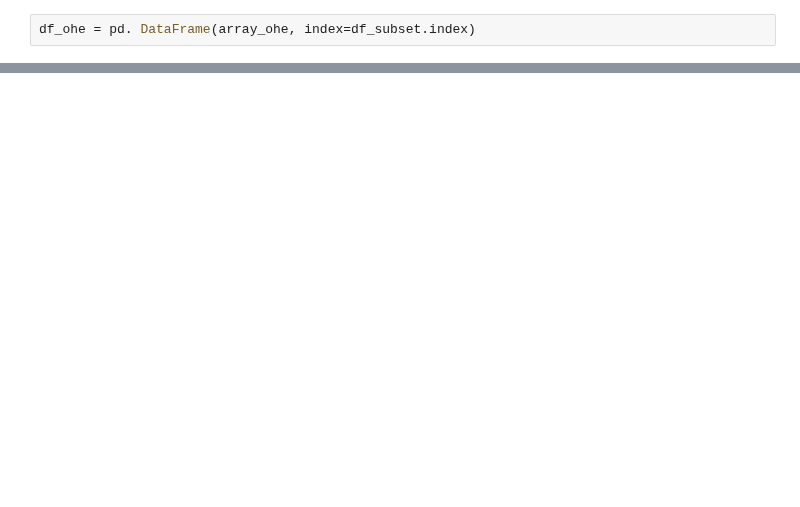
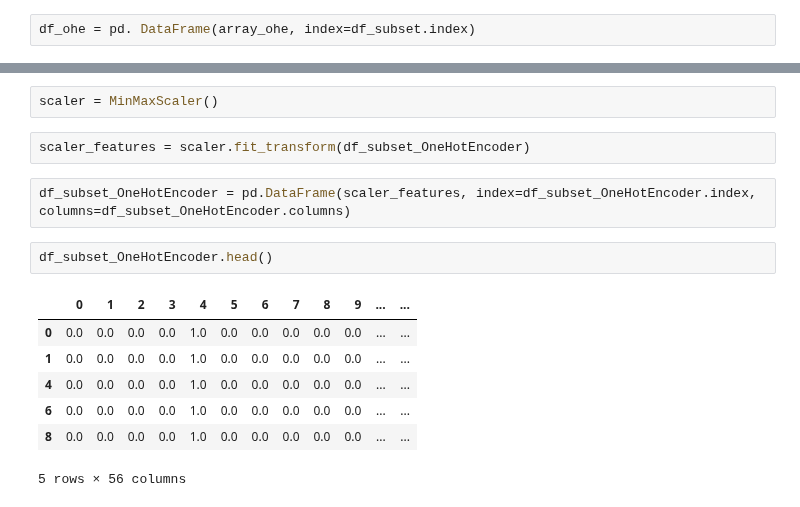
Before and after one commit to samirhinojosa/OC-P4-consumption-needs-of-buildings, a Jupyter notebook: cleaning_notebook.ipynb, the cells around one changed output, grey strips where cells are left out. Cells and saved outputs as stored; diff of their text form; blank space fills up the shorter version.

```diff
--- a/cleaning_notebook.ipynb
+++ b/cleaning_notebook.ipynb
@@ -1282,0 +981,16 @@ df_comparision.shape
+# %%
+scaler = MinMaxScaler()
+# %%
+scaler_features = scaler.fit_transform(df_subset_OneHotEncoder)
+# %%
+df_subset_OneHotEncoder = pd.DataFrame(scaler_features, index=df_subset_OneHotEncoder.index, columns=df_subset_OneHotEncoder.columns)
+# %%
+df_subset_OneHotEncoder.head()
+# %% [output]
+|  | 0 | 1 | 2 | 3 | 4 | 5 | 6 | 7 | 8 | 9 | ... | ... |
+| 0 | 0.0 | 0.0 | 0.0 | 0.0 | 1.0 | 0.0 | 0.0 | 0.0 | 0.0 | 0.0 | ... | ... |
+| 1 | 0.0 | 0.0 | 0.0 | 0.0 | 1.0 | 0.0 | 0.0 | 0.0 | 0.0 | 0.0 | ... | ... |
+| 4 | 0.0 | 0.0 | 0.0 | 0.0 | 1.0 | 0.0 | 0.0 | 0.0 | 0.0 | 0.0 | ... | ... |
+| 6 | 0.0 | 0.0 | 0.0 | 0.0 | 1.0 | 0.0 | 0.0 | 0.0 | 0.0 | 0.0 | ... | ... |
+| 8 | 0.0 | 0.0 | 0.0 | 0.0 | 1.0 | 0.0 | 0.0 | 0.0 | 0.0 | 0.0 | ... | ... |
+5 rows × 56 columns
```
Also changed, not shown: parts of 103 cells of this notebook, 1 other file.
